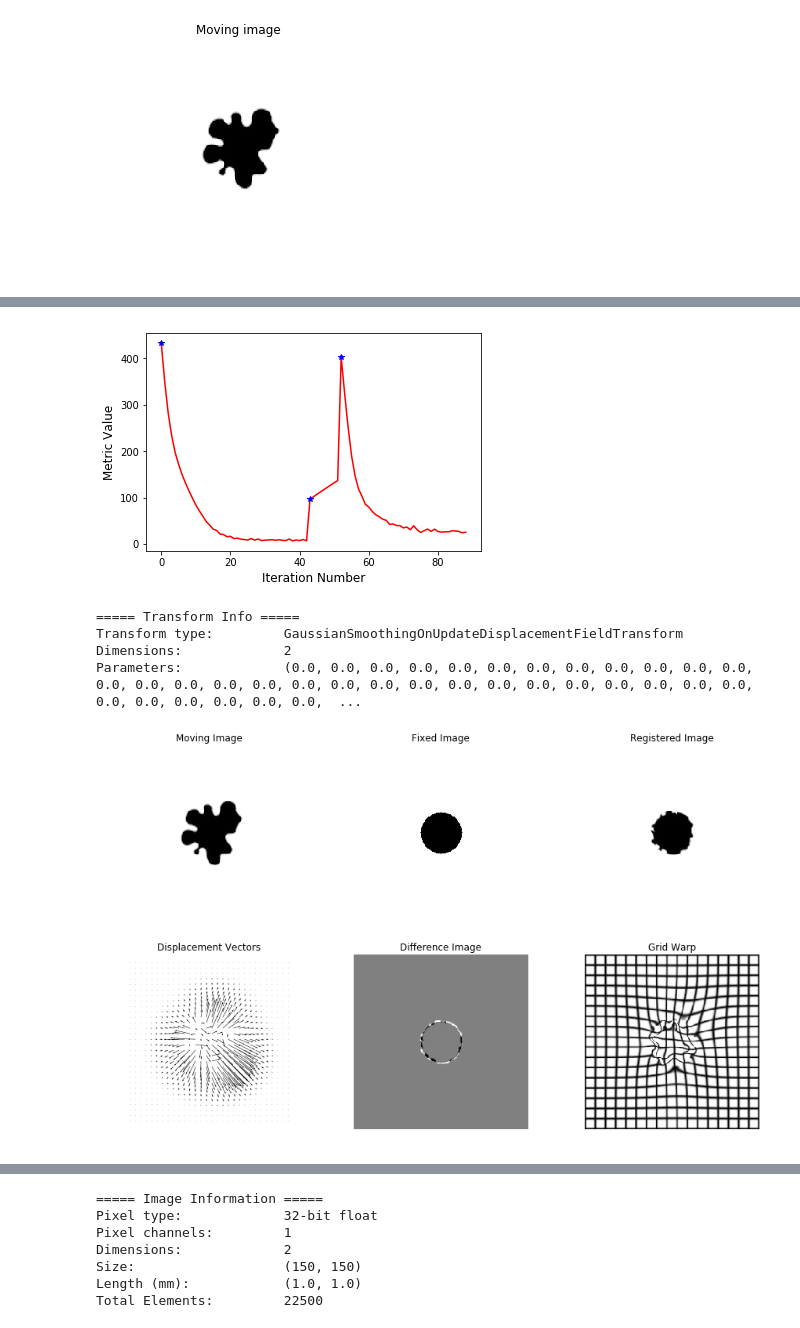
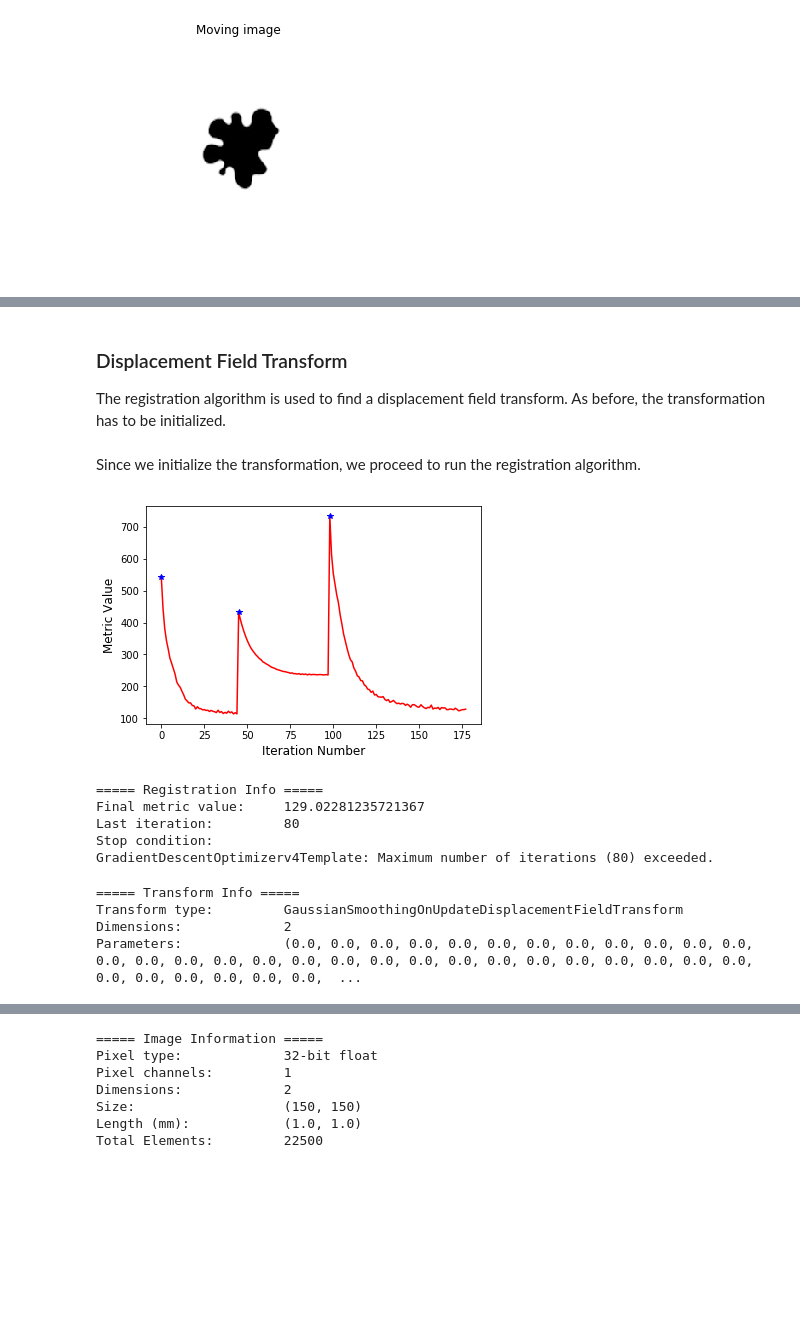
Before and after one commit to josetascon/registration_tutorial, a Jupyter notebook: 33_deformable_registration_2d.ipynb, the cells around one changed output, grey strips where cells are left out. Drawn from its saved outputs; the diff is of its cells as text; code cells hidden in the pictures; blank space fills up the shorter version.

```diff
--- a/33_deformable_registration_2d.ipynb
+++ b/33_deformable_registration_2d.ipynb
@@ -38,6 +49,12 @@ from local_utils import *
 # %%
-fixed_image = sitk.ReadImage('images/circle.png', sitk.sitkFloat32)
-moving_image = sitk.ReadImage('images/splash.png', sitk.sitkFloat32)
+dimension = 2
+
+prefix = './images/'
+# prefix = '/content/registration_tutorial/images/'
+
+# Read the images
+fixed_image = sitk.ReadImage(prefix + 'circle.png', sitk.sitkFloat32)
+moving_image = sitk.ReadImage(prefix + 'splash.png', sitk.sitkFloat32)
 
 print(image_info(fixed_image))
 imshow_2d(fixed_image, 'Fixed Image')
@@ -115,7 +150,4 @@ def demons_registration(fixed_image, moving_image,
-# %%
-dimension = 2
-transform_12 = demons_registration(fixed_image, moving_image)
-# transform_21 = demons_registration(moving_image, fixed_image, dimension)
-# print(transform_12)
-# %% [output]
-[figure, removed]
+# %% [markdown]
+### Displacement Field Transform
+
+The registration algorithm is used to find a displacement field transform. As before, the transformation has to be initialized.
@@ -122 +164,13 @@ transform_12 = demons_registration(fixed_image, moving_image)
+# %% [markdown]
+Since we initialize the transformation, we proceed to run the registration algorithm.
+# %%
+dfield_transform = registration_demons(fixed_image, moving_image, initial_transform,
+                                      num_iterations = 80)
+# %% [output]
+[figure, added]
+===== Registration Info =====
+Final metric value:     129.02281235721367
+Last iteration:         80
+Stop condition:
+GradientDescentOptimizerv4Template: Maximum number of iterations (80) exceeded.
 # %%
@@ -126,9 +180,3 @@ print(transform_info(transform_12))
 Transform type:         GaussianSmoothingOnUpdateDisplacementFieldTransform
 Dimensions:             2
 Parameters:             (0.0, 0.0, 0.0, 0.0, 0.0, 0.0, 0.0, 0.0, 0.0, 0.0, 0.0, 0.0, 0.0, 0.0, 0.0, 0.0, 0.0, 0.0, 0.0, 0.0, 0.0, 0.0, 0.0, 0.0, 0.0, 0.0, 0.0, 0.0, 0.0, 0.0, 0.0, 0.0, 0.0, 0.0, 0.0,  ...
-# %%
-
-
-plot_registration(fixed_image, moving_image, transform_12, samples = 30)
-# %% [output]
-[figure, removed]
```
Also changed, not shown: parts of 38 cells of this notebook, 2 other files.
